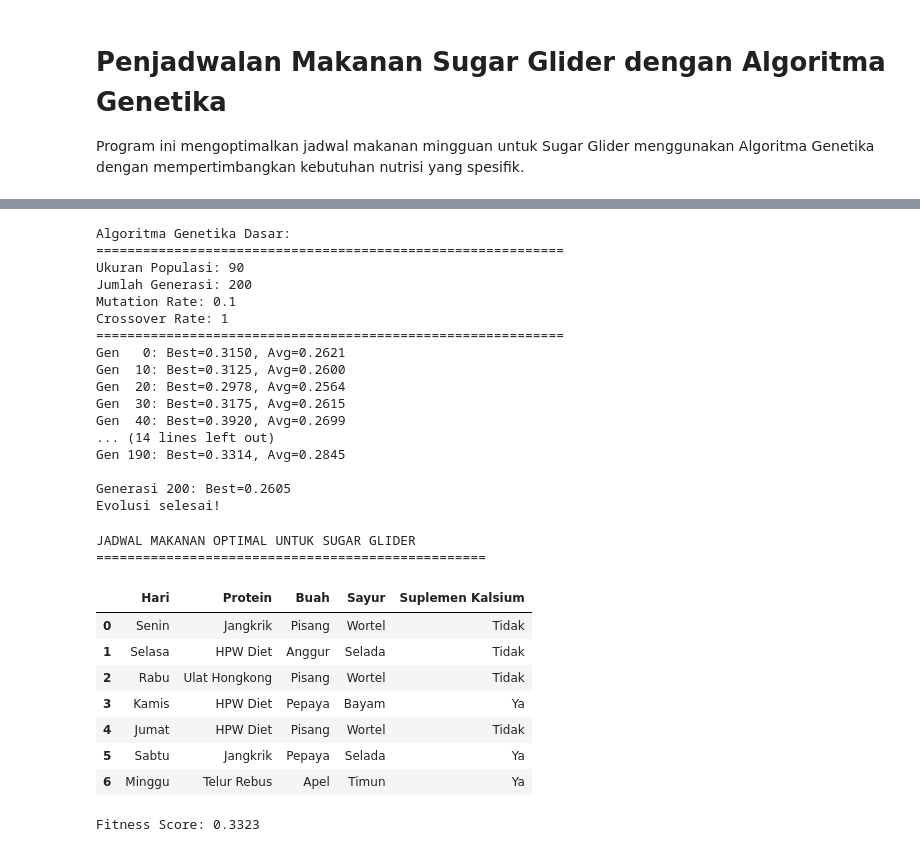
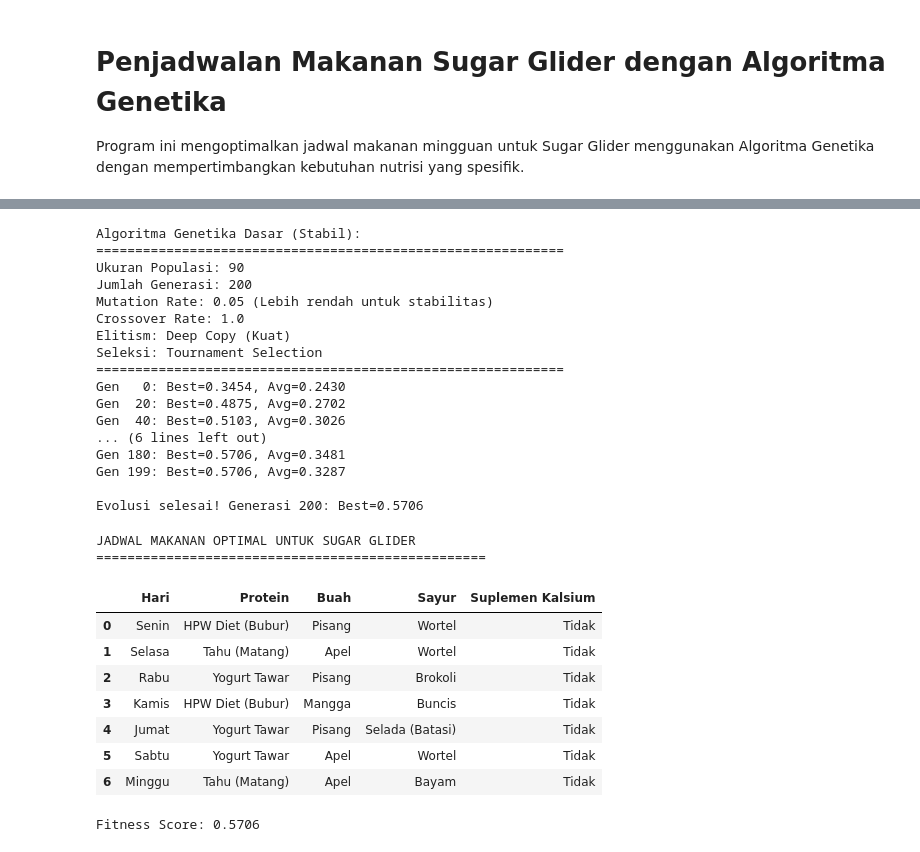
Before and after one commit to Vigian-AI/SugarGliderAlgen, a Jupyter notebook: PenjadwalanMakanSugarGlider.ipynb, the cells around one changed output, grey strips where cells are left out. Cells and saved outputs as stored; diff of their text form; code cells hidden in the pictures.

```diff
--- a/PenjadwalanMakanSugarGlider.ipynb
+++ b/PenjadwalanMakanSugarGlider.ipynb
@@ -269,25 +260,27 @@ Operator genetika dasar telah didefinisikan
 # =======================
 # GENETIC ALGORITHM - BASIC
 # =======================
-
 POP_SIZE = 90
 GENERATIONS = 200
-MUTATION_RATE = 0.1
-CROSSOVER_RATE = 1
+MUTATION_RATE = 0.05 # Disesuaikan untuk stabilitas
+CROSSOVER_RATE = 1.0 # Ditingkatkan agar rekombinasi maksimal
 
 # Track history
 best_fitness_history = []
 avg_fitness_history = []
 
+# Asumsi: random_individual() sudah terdefinisi
 # Inisialisasi populasi random
 population = [random_individual() for _ in range(POP_SIZE)]
 
-print("Algoritma Genetika Dasar:")
+print("\nAlgoritma Genetika Dasar (Stabil):")
 print("="*60)
 print(f"Ukuran Populasi: {POP_SIZE}")
 print(f"Jumlah Generasi: {GENERATIONS}")
-print(f"Mutation Rate: {MUTATION_RATE}")
+print(f"Mutation Rate: {MUTATION_RATE} (Lebih rendah untuk stabilitas)")
 print(f"Crossover Rate: {CROSSOVER_RATE}")
+print("Elitism: Deep Copy (Kuat)")
+print("Seleksi: Tournament Selection")
 print("="*60)
 
 for generation in range(GENERATIONS):
@@ -301,25 +294,28 @@ for generation in range(GENERATIONS):
     avg_fitness_history.append(avg_fit)
 
     # Print progress
-    if generation % 10 == 0:
+    if generation % 20 == 0 or generation == GENERATIONS - 1:
         print(f"Gen {generation:3d}: Best={best_fit:.4f}, Avg={avg_fit:.4f}")
 
     # Buat populasi baru
     new_population = []
 
-    # Elitism: simpan 2 individu terbaik
+    # 1. Elitism: simpan 2 individu terbaik
     sorted_pop = sorted(zip(population, fitnesses), key=lambda x: x[1], reverse=True)
-    new_population.extend([sorted_pop[0][0][:], sorted_pop[1][0][:]])
 
-    # Buat offspring sampai populasi penuh
+    # **PENTING: Gunakan deepcopy** untuk memastikan elit tidak termutasi!
+    new_population.append(copy.deepcopy(sorted_pop[0][0]))
+    new_population.append(copy.deepcopy(sorted_pop[1][0]))
+
+    # 2. Buat offspring sampai populasi penuh
     while len(new_population) < POP_SIZE:
-        # Selection
-        parent1 = selection(population, fitnesses)
-        parent2 = selection(population, fitnesses)
+        # Selection: Menggunakan Tournament Selection (lebih stabil)
+        parent1, parent2 = tournament_selection_pair(population, fitnesses)
 
         # Crossover
         if random.random() < CROSSOVER_RATE:
-            child1, child2 = crossover(parent1, parent2)
+            # Pastikan parent dicopy (slicing) sebelum crossover
+            child1, child2 = crossover(parent1[:], parent2[:])
         else:
             child1, child2 = parent1[:], parent2[:]
 
@@ -333,32 +329,32 @@ for generation in range(GENERATIONS):
 
     population = new_population
 
-print(f"\nGenerasi {GENERATIONS}: Best={max([fitness(ind) for ind in population]):.4f}")
-print("Evolusi selesai!")
+print(f"\nEvolusi selesai! Generasi {GENERATIONS}: Best={max([fitness(ind) for ind in population]):.4f}")
+# Anda bisa menambahkan plotting history di sini (misalnya dengan matplotlib)
 # %% [output]
-Algoritma Genetika Dasar:
+Algoritma Genetika Dasar (Stabil):
 ============================================================
 Ukuran Populasi: 90
 Jumlah Generasi: 200
-Mutation Rate: 0.1
-Crossover Rate: 1
+Mutation Rate: 0.05 (Lebih rendah untuk stabilitas)
+Crossover Rate: 1.0
+Elitism: Deep Copy (Kuat)
+Seleksi: Tournament Selection
 ============================================================
-Gen   0: Best=0.3150, Avg=0.2621
-Gen  10: Best=0.3125, Avg=0.2600
-Gen  20: Best=0.2978, Avg=0.2564
-Gen  30: Best=0.3175, Avg=0.2615
-Gen  40: Best=0.3920, Avg=0.2699
-... (14 lines left out)
-Gen 190: Best=0.3314, Avg=0.2845
+Gen   0: Best=0.3454, Avg=0.2430
+Gen  20: Best=0.4875, Avg=0.2702
+Gen  40: Best=0.5103, Avg=0.3026
+... (6 lines left out)
+Gen 180: Best=0.5706, Avg=0.3481
+Gen 199: Best=0.5706, Avg=0.3287
 
-Generasi 200: Best=0.2605
-Evolusi selesai!
+Evolusi selesai! Generasi 200: Best=0.5706
 # %%
 # =======================
 # ANALISIS HASIL TERBAIK
 # =======================
 
-best = max(pop, key=fitness)
+best = max(population, key=fitness)
 days = ["Senin","Selasa","Rabu","Kamis","Jumat","Sabtu","Minggu"]
 
 # Create detailed schedule
@@ -383,41 +379,41 @@ for i, day in enumerate(best):
         'Serat': day_nutrition[1],
         'Kalsium': day_nutrition[2],
         'Fosfor': day_nutrition[3],
         'Kalori': day_nutrition[4],
         'Gula': day_nutrition[5],
         'Massa': day_nutrition[6]
     })
 
 # Create DataFrames
 df_schedule = pd.DataFrame(result, columns=["Hari","Protein","Buah","Sayur","Suplemen Kalsium"])
 df_nutrition = pd.DataFrame(nutrition_per_day)
 
 # Calculate totals and percentages
 total_nutrition = df_nutrition.sum(numeric_only=True)
 total_kcal = total_nutrition['Kalori']
 total_mass = total_nutrition['Massa']
 
 protein_pct = (4 * total_nutrition['Protein']) / total_kcal * 100
 fiber_pct = (total_nutrition['Serat'] / total_mass) * 100
 ca_phos_ratio = total_nutrition['Kalsium'] / total_nutrition['Fosfor']
 sugar_pct = (4 * total_nutrition['Gula']) / total_kcal * 100
 
 print("JADWAL MAKANAN OPTIMAL UNTUK SUGAR GLIDER")
 print("="*50)
 display(df_schedule)
 print(f"\nFitness Score: {fitness(best):.4f}")
 # %% [output]
 JADWAL MAKANAN OPTIMAL UNTUK SUGAR GLIDER
 ==================================================
 |  | Hari | Protein | Buah | Sayur | Suplemen Kalsium |
-| 0 | Senin | Jangkrik | Pisang | Wortel | Tidak |
-| 1 | Selasa | HPW Diet | Anggur | Selada | Tidak |
-| 2 | Rabu | Ulat Hongkong | Pisang | Wortel | Tidak |
-| 3 | Kamis | HPW Diet | Pepaya | Bayam | Ya |
-| 4 | Jumat | HPW Diet | Pisang | Wortel | Tidak |
-| 5 | Sabtu | Jangkrik | Pepaya | Selada | Ya |
-| 6 | Minggu | Telur Rebus | Apel | Timun | Ya |
+| 0 | Senin | HPW Diet (Bubur) | Pisang | Wortel | Tidak |
+| 1 | Selasa | Tahu (Matang) | Apel | Wortel | Tidak |
+| 2 | Rabu | Yogurt Tawar | Pisang | Brokoli | Tidak |
+| 3 | Kamis | HPW Diet (Bubur) | Mangga | Buncis | Tidak |
+| 4 | Jumat | Yogurt Tawar | Pisang | Selada (Batasi) | Tidak |
+| 5 | Sabtu | Yogurt Tawar | Apel | Wortel | Tidak |
+| 6 | Minggu | Tahu (Matang) | Apel | Bayam | Tidak |
-Fitness Score: 0.3323
+Fitness Score: 0.5706
 # %%
 # =======================
 # VISUALISASI DAN OUTPUT - GRAFIK TERPISAH
```
Also changed, not shown: parts of 9 cells of this notebook, 31 other files.
